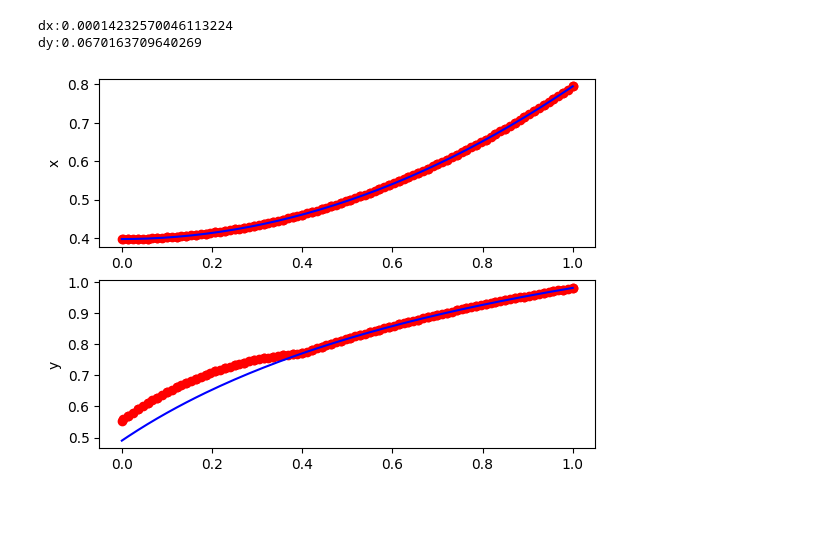
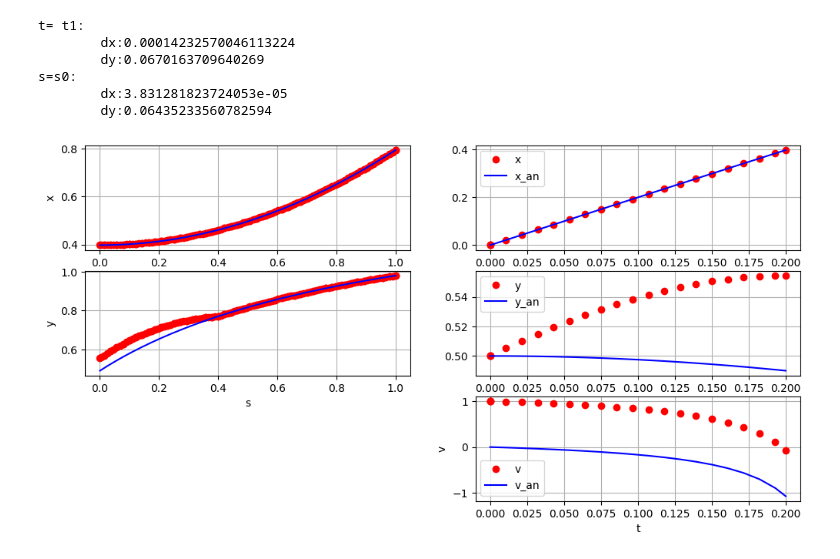
Before and after one commit to Dann38/model_rectification_column, a Jupyter notebook: experiments/Conditional Gradient Method.ipynb, the cells around one changed output. Saved outputs shown, nothing was run; the diff lists cells and outputs as text; code cells hidden in the pictures; blank space fills up the shorter version.

```diff
--- a/experiments/Conditional Gradient Method.ipynb
+++ b/experiments/Conditional Gradient Method.ipynb
@@ -22,10 +81,10 @@ B12 = lambda s, t: 4/3*s**2
 B21 = lambda s, t: - (3*s+1)/(4*(s**2+1)*(s+1))
 B22 = lambda s, t: 4/((s+1)*(3*s+1))
 
-
 G11 = lambda t: - 4*np.cos(t) / (np.cos(t)-4*np.sin(t))
 G12 = lambda t: - G11(t)
-G21 = lambda t: (np.sin(t)) / (np.cos(t) - 4* np.sin(t))
+G21_ = lambda t: (np.sin(t)) / (np.cos(t) - 4* np.sin(t))
+G21 = lambda t: G21_(t) - 1
 G22 = lambda t: - G21(t)
 
 F1 = lambda s, t: 4*s**3*np.sin(t)+2*np.cos(t)+4*s**2*np.cos(t)/(3*(s+1))
@@ -40,3 +99,6 @@ hyp_problem = HypProblem(T=T, S=S, C=C, B=[[B11, B12], [B21, B22]],
 
 mesh = Mesh(hyp_problem, 70)
 solver = Solver()
+solver.solve_initial(mesh, hyp_problem)
+solver.solver_center(mesh, hyp_problem)
+solver.solver_final(mesh, hyp_problem)
@@ -107,6 +105,10 @@ solver.solver_final(mesh, hyp_problem)
 # %%
-plot_final(mesh)
+plot_sys(mesh)
 # %% [output]
-dx:0.00014232570046113224
-dy:0.0670163709640269
+t= t1:
+        dx:0.00014232570046113224
+        dy:0.0670163709640269
+s=s0:
+        dx:3.831281823724053e-05
+        dy:0.06435233560782594
-[figure, old version]
+[figure, new version]
```
Also changed, not shown: parts of 12 cells of this notebook, 3 other files.
